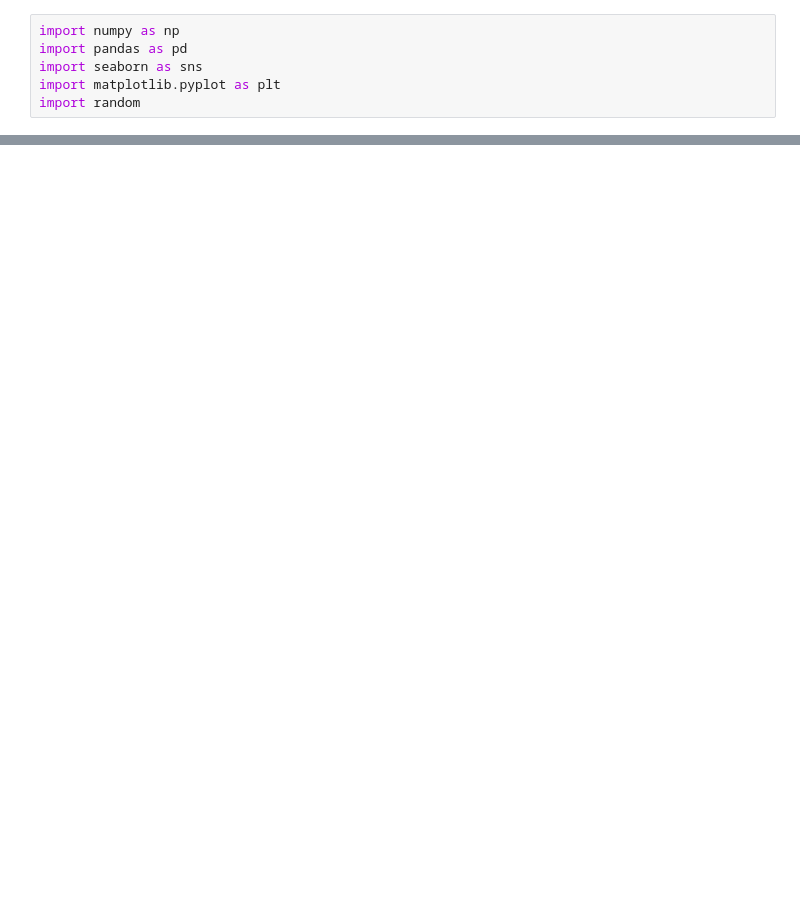
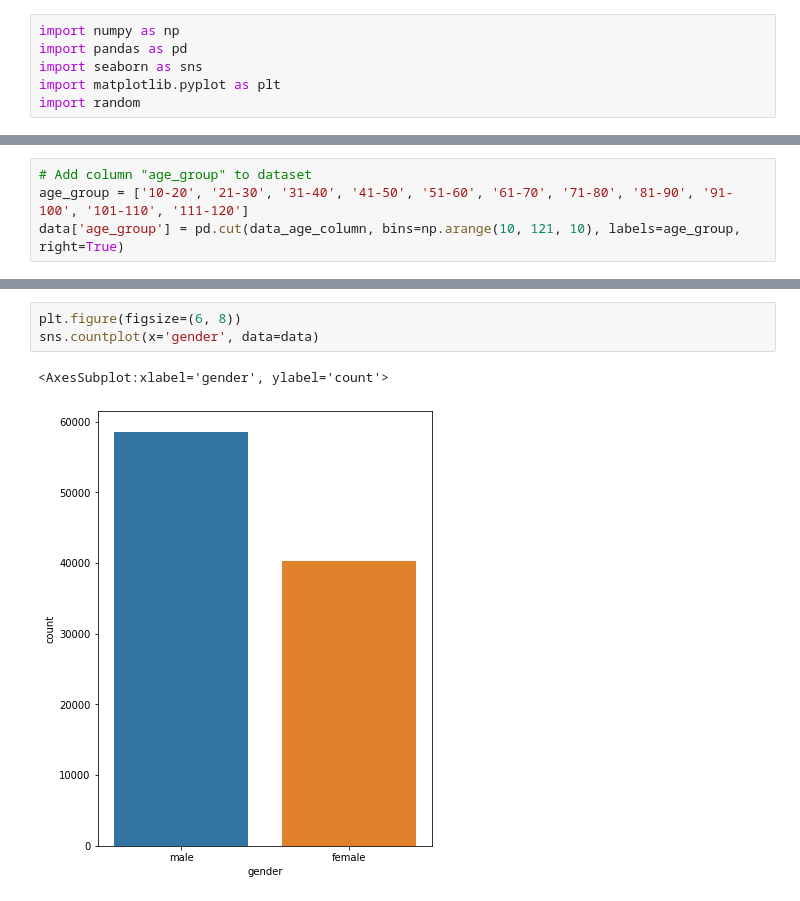
Before and after one commit to hunine/dut-data-science-midterm, a Jupyter notebook: main.ipynb, the cells around one changed output, grey strips where cells are left out. Drawn from its saved outputs; the diff is of its cells as text; blank space fills up the shorter version.

```diff
--- a/main.ipynb
+++ b/main.ipynb
@@ -41,0 +67,4 @@ bootstrap(3000, 100, 90)
+# %%
+# Add column "age_group" to dataset
+age_group = ['10-20', '21-30', '31-40', '41-50', '51-60', '61-70', '71-80', '81-90', '91-100', '101-110', '111-120']
+data['age_group'] = pd.cut(data_age_column, bins=np.arange(10, 121, 10), labels=age_group, right=True)
@@ -41,0 +106,6 @@ bootstrap(3000, 100, 90)
+# %%
+plt.figure(figsize=(6, 8))
+sns.countplot(x='gender', data=data)
+# %% [output]
+<AxesSubplot:xlabel='gender', ylabel='count'>
+[figure, added]
```
Also changed, not shown: parts of 29 cells of this notebook.
